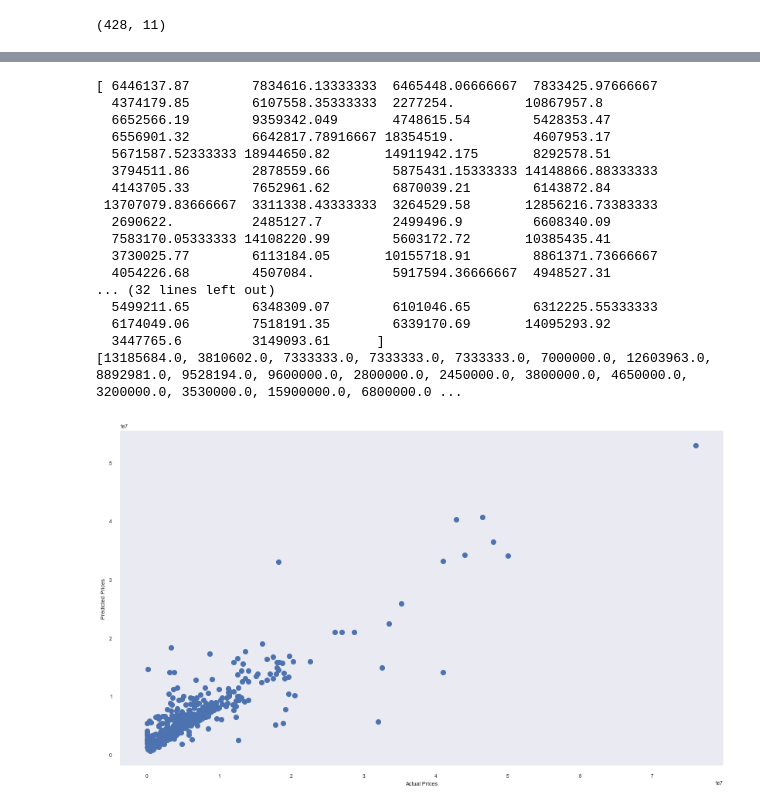
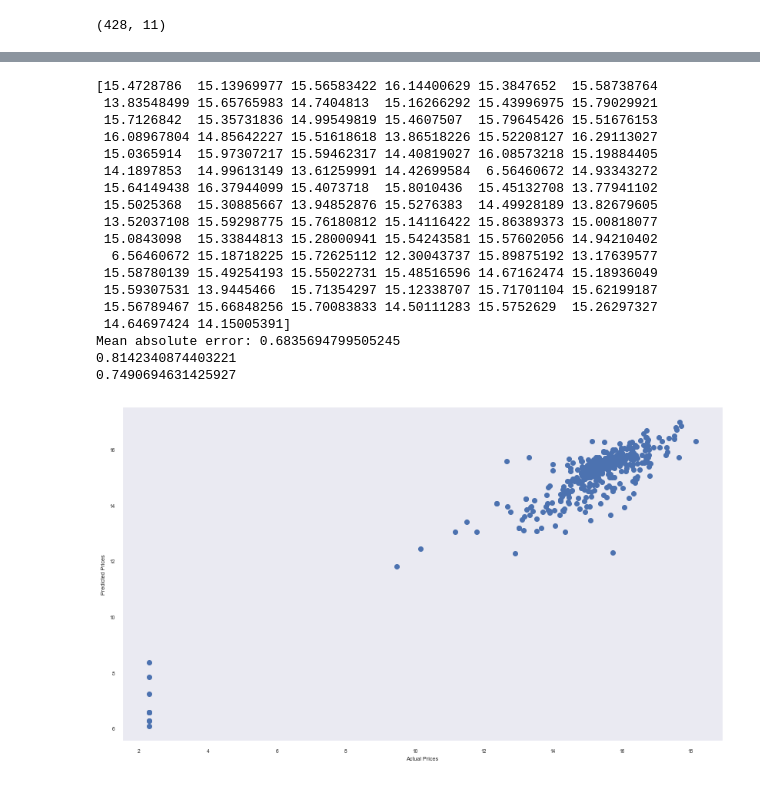
Before and after one commit to drt15Lei/BDAPA-project, a Jupyter notebook: Merged_code.ipynb, the cells around one changed output, grey strips where cells are left out. Drawn from its saved outputs; the diff is of its cells as text; code cells hidden in the pictures.

```diff
--- a/Merged_code.ipynb
+++ b/Merged_code.ipynb
@@ -184,7 +184,7 @@ df.shape
 (428, 11)
 # %%
 ##Consider the log of the prices and normalise the data.
-##df["LOG PRICE"] = np.log(df["SALE PRICE"])
+df["LOG PRICE"] = np.log(df["SALE PRICE"])
 
 #maybe log all of the values as well? might make correlation better
 # for columns in df:
@@ -236,57 +236,52 @@ plt.show()
 <Figure size 1296x1152 with 0 Axes>
 # %%
 ##Create model
-features = ['RESIDENTIAL UNITS', 'COMMERCIAL UNITS', 'TOTAL UNITS', 'LAND SQUARE FEET', 'GROSS SQUARE FEET']
+features = ['BLOCK', 'LOT', 'ZIP CODE', 'LAND SQUARE FEET', 'GROSS SQUARE FEET']
 X = df[features]
-Y = df['SALE PRICE']
+Y = df['LOG PRICE']
 
 trainX, testX, trainY, testY = train_test_split(X, Y, test_size=0.2, random_state=0)
 
 #lmodel = linear_model.LinearRegression()
 #treeModel = DecisionTreeRegressor(random_state=1)
-forestModel = RandomForestRegressor(random_state=1)
+forestModel = RandomForestRegressor(random_state=0, max_depth = 7)
 
 forestModel.fit(trainX, trainY)
 
 pred_home_prices = forestModel.predict(testX)
 mae = mean_absolute_error(testY, pred_home_prices)
 
 print(pred_home_prices)
 print(f'Mean absolute error: {mae}')
 
 print(forestModel.score(trainX, trainY))
 
 print(forestModel.score(testX, testY))
 
-# print the top few validation predictions
-print(forestModel.predict(testX))
-# print the top few actual prices from validation data
-print(Y.to_list())
-
-
 pred_Y = forestModel.predict(X)
 plt.figure(figsize=(14, 8))
 plt.plot(Y, pred_Y, 'o')
 plb.xlabel('Actual Prices')
 plb.ylabel('Predicted Prices')
 plt.grid()
 plt.show()
 # %% [output]
-[ 6446137.87        7834616.13333333  6465448.06666667  7833425.97666667
-  4374179.85        6107558.35333333  2277254.         10867957.8
-  6652566.19        9359342.049       4748615.54        5428353.47
-  6556901.32        6642817.78916667 18354519.          4607953.17
-  5671587.52333333 18944650.82       14911942.175       8292578.51
-  3794511.86        2878559.66        5875431.15333333 14148866.88333333
-  4143705.33        7652961.62        6870039.21        6143872.84
- 13707079.83666667  3311338.43333333  3264529.58       12856216.73383333
-  2690622.          2485127.7         2499496.9         6608340.09
-  7583170.05333333 14108220.99        5603172.72       10385435.41
-  3730025.77        6113184.05       10155718.91        8861371.73666667
-  4054226.68        4507084.          5917594.36666667  4948527.31
-... (32 lines left out)
-  5499211.65        6348309.07        6101046.65        6312225.55333333
-  6174049.06        7518191.35        6339170.69       14095293.92
-  3447765.6         3149093.61      ]
-[13185684.0, 3810602.0, 7333333.0, 7333333.0, 7333333.0, 7000000.0, 12603963.0, 8892981.0, 9528194.0, 9600000.0, 2800000.0, 2450000.0, 3800000.0, 4650000.0, 3200000.0, 3530000.0, 15900000.0, 6800000.0 ...
+[15.4728786  15.13969977 15.56583422 16.14400629 15.3847652  15.58738764
+ 13.83548499 15.65765983 14.7404813  15.16266292 15.43996975 15.79029921
+ 15.7126842  15.35731836 14.99549819 15.4607507  15.79645426 15.51676153
+ 16.08967804 14.85642227 15.51618618 13.86518226 15.52208127 16.29113027
+ 15.0365914  15.97307217 15.59462317 14.40819027 16.08573218 15.19884405
+ 14.1897853  14.99613149 13.61259991 14.42699584  6.56460672 14.93343272
+ 15.64149438 16.37944099 15.4073718  15.8010436  15.45132708 13.77941102
+ 15.5025368  15.30885667 13.94852876 15.5276383  14.49928189 13.82679605
+ 13.52037108 15.59298775 15.76180812 15.14116422 15.86389373 15.00818077
+ 15.0843098  15.33844813 15.28000941 15.54243581 15.57602056 14.94210402
+  6.56460672 15.18718225 15.72625112 12.30043737 15.89875192 13.17639577
+ 15.58780139 15.49254193 15.55022731 15.48516596 14.67162474 15.18936049
+ 15.59307531 13.9445466  15.71354297 15.12338707 15.71701104 15.62199187
+ 15.56789467 15.66848256 15.70083833 14.50111283 15.5752629  15.26297327
+ 14.64697424 14.15005391]
+Mean absolute error: 0.6835694799505245
+0.8142340874403221
+0.7490694631425927
-[figure, old version]
+[figure, new version]
```
Also changed, not shown: parts of 2 cells of this notebook.
